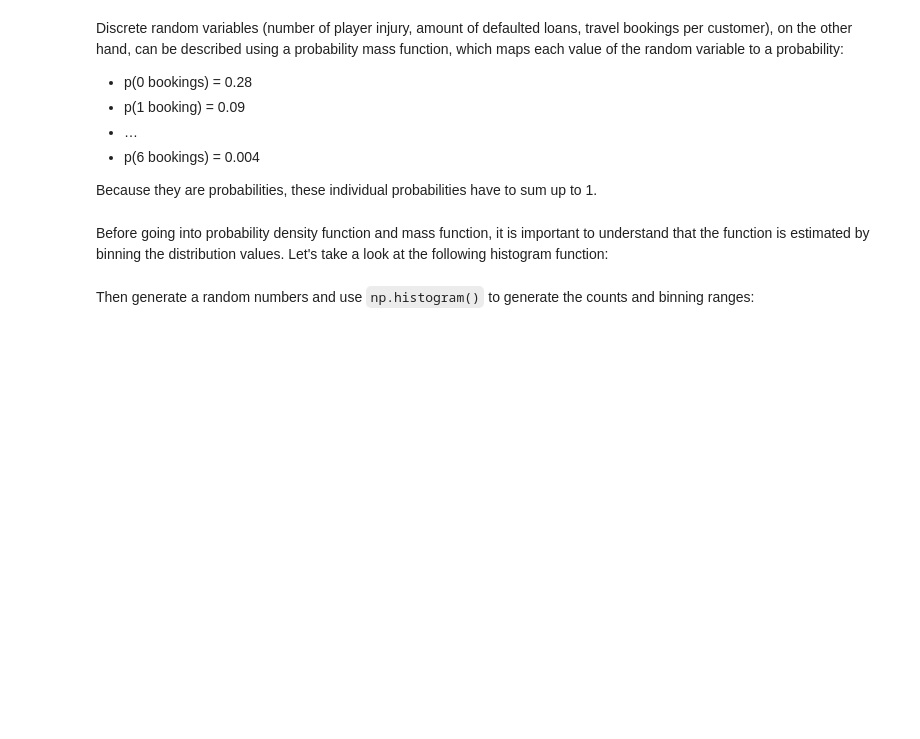
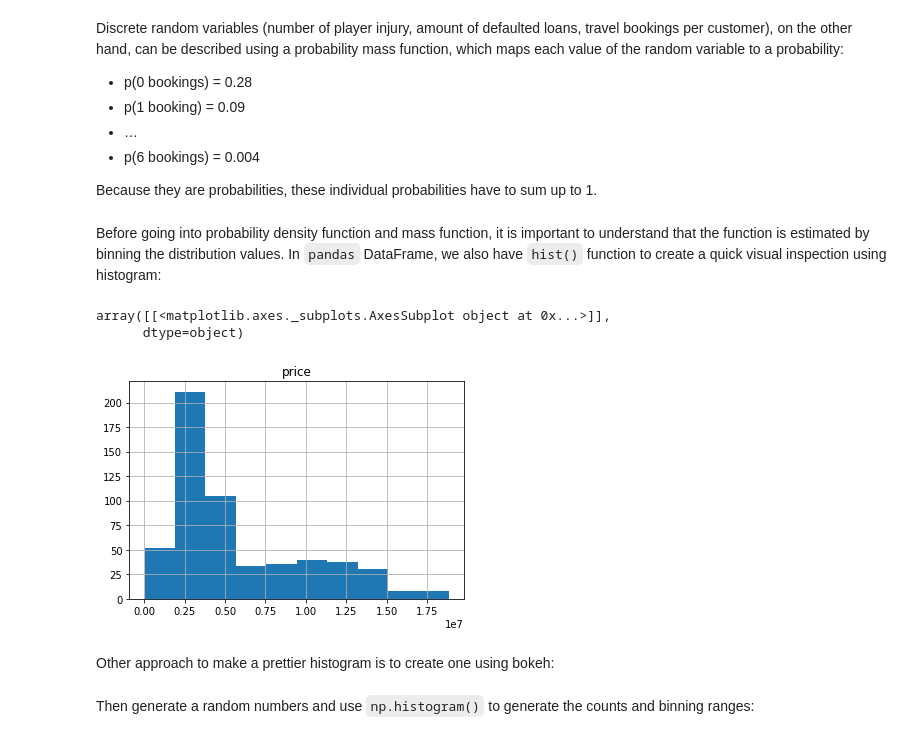
Before and after one commit to onlyphantom/tokopedia-fundamentals, a Jupyter notebook: 4_PythonSI/Practical_Statistics.ipynb, the cells around one changed output. Saved outputs shown, nothing was run; the diff lists cells and outputs as text; code cells hidden in the pictures; blank space fills up the shorter version.

```diff
--- a/4_PythonSI/Practical_Statistics.ipynb
+++ b/4_PythonSI/Practical_Statistics.ipynb
@@ -506,5 +432,13 @@ Discrete random variables (number of player injury, amount of defaulted loans, t
 
 Because they are probabilities, these individual probabilities have to sum up to 1.
 # %% [markdown]
-Before going into probability density function and mass function, it is important to understand that the function is estimated by binning the distribution values. Let's take a look at the following histogram function:
+Before going into probability density function and mass function, it is important to understand that the function is estimated by binning the distribution values. In `pandas` DataFrame, we also have `hist()` function to create a quick visual inspection using histogram:
+# %%
+hp[hp.brand_hp == 'apple'].hist(column='price')
+# %% [output]
+array([[<matplotlib.axes._subplots.AxesSubplot object at 0x...>]],
+      dtype=object)
+[figure, added]
+# %% [markdown]
+Other approach to make a prettier histogram is to create one using bokeh:
 # %%
```
Also changed, not shown: parts of 14 cells of this notebook.
